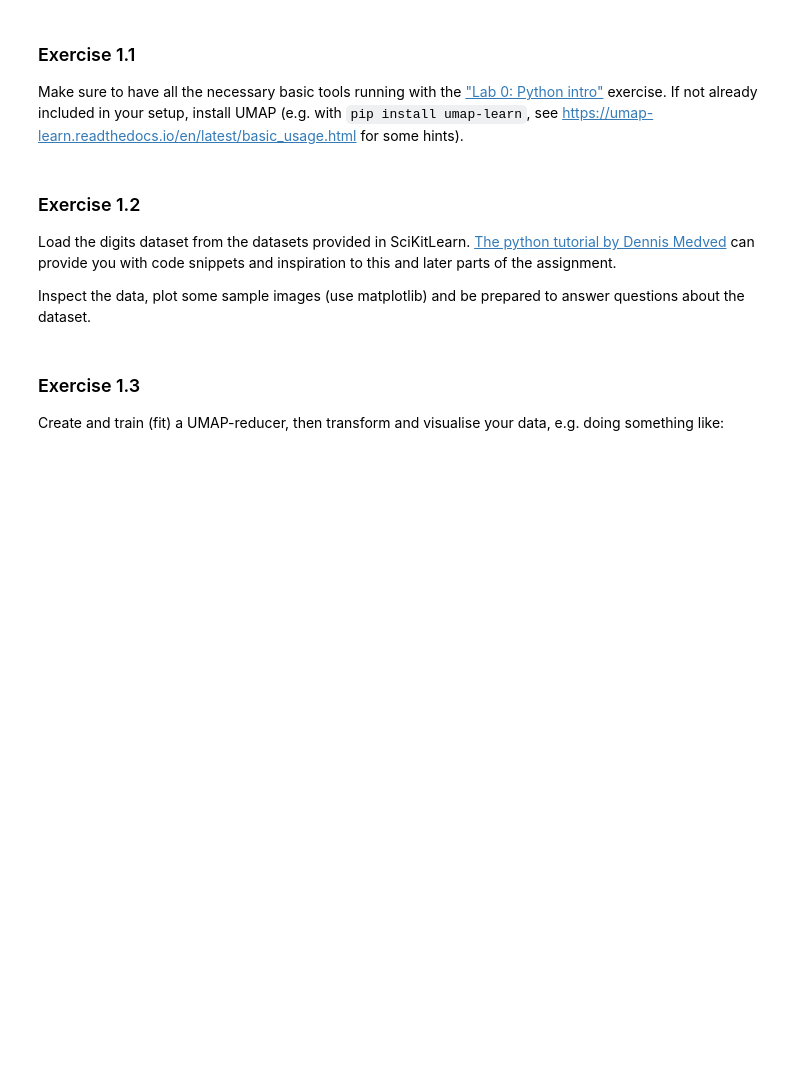
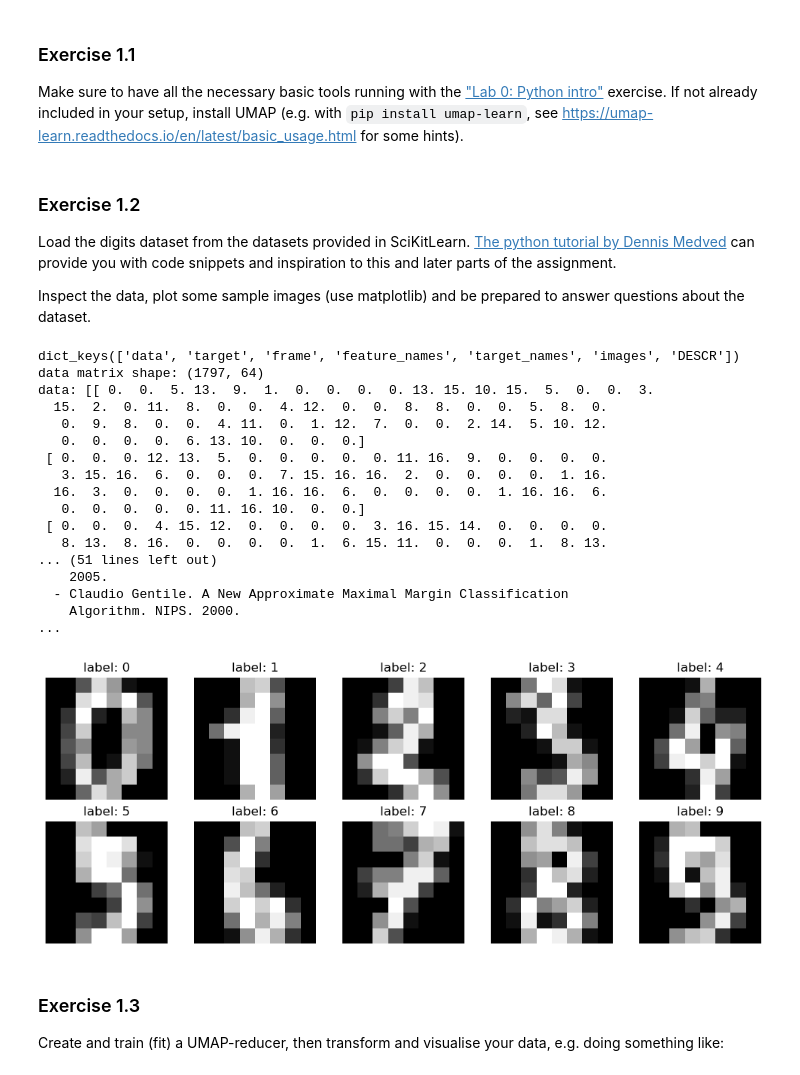
Before and after one commit to Jane0117/applied-ml-labs, a Jupyter notebook: labs2024/lab1/lab1.ipynb, the cells around one changed output. Saved outputs shown, nothing was run; the diff lists cells and outputs as text; code cells hidden in the pictures; blank space fills up the shorter version.

```diff
--- a/labs2024/lab1/lab1.ipynb
+++ b/labs2024/lab1/lab1.ipynb
@@ -32,3 +28,56 @@ Inspect the data, plot some sample images (use matplotlib) and be prepared to an
+# %%
+# *****************
+# *** Your code ***
+# *****************
+from sklearn.datasets import load_digits
+import matplotlib.pyplot as plt
+
+digits=load_digits()
+
+print(digits.keys()) #observe the keys of the dataset
+print(f"data matrix shape: {digits.data.shape}")
+print(f"data: {digits.data[:3]}...")
+
+print(f"Target vector shape: {digits.target.shape}")
+print(f"Target names: {digits.target_names}")
+print(f"Target: {digits.target[:15]}...")
+
+if digits.frame is None:
+    print("frame: None")
+else:
+    print(f"frame shape: {digits.frame.shape}")
+
+print(f"feature names: {digits.feature_names[:5]}...") #print the first 5 feature names
+
+print(f"Image tensor shape: {digits.images.shape}")
+# Visualize some of the digits
+fig, axes = plt.subplots(2, 5, figsize=(10, 4))
+for ax, img, label in zip(axes.ravel(), digits.images[:10], digits.target[:10]):
+    ax.imshow(img, cmap='gray')
+    ax.set_title(f"label: {label}")
+    ax.axis('off')
+plt.tight_layout()
+
+print(f"Description: {digits.DESCR}...") #print the first 193 characters of the description
+# %% [output]
+dict_keys(['data', 'target', 'frame', 'feature_names', 'target_names', 'images', 'DESCR'])
+data matrix shape: (1797, 64)
+data: [[ 0.  0.  5. 13.  9.  1.  0.  0.  0.  0. 13. 15. 10. 15.  5.  0.  0.  3.
+  15.  2.  0. 11.  8.  0.  0.  4. 12.  0.  0.  8.  8.  0.  0.  5.  8.  0.
+   0.  9.  8.  0.  0.  4. 11.  0.  1. 12.  7.  0.  0.  2. 14.  5. 10. 12.
+   0.  0.  0.  0.  6. 13. 10.  0.  0.  0.]
+ [ 0.  0.  0. 12. 13.  5.  0.  0.  0.  0.  0. 11. 16.  9.  0.  0.  0.  0.
+   3. 15. 16.  6.  0.  0.  0.  7. 15. 16. 16.  2.  0.  0.  0.  0.  1. 16.
+  16.  3.  0.  0.  0.  0.  1. 16. 16.  6.  0.  0.  0.  0.  1. 16. 16.  6.
+   0.  0.  0.  0.  0. 11. 16. 10.  0.  0.]
+ [ 0.  0.  0.  4. 15. 12.  0.  0.  0.  0.  3. 16. 15. 14.  0.  0.  0.  0.
+   8. 13.  8. 16.  0.  0.  0.  0.  1.  6. 15. 11.  0.  0.  0.  1.  8. 13.
+... (51 lines left out)
+    2005.
+  - Claudio Gentile. A New Approximate Maximal Margin Classification
+    Algorithm. NIPS. 2000.
+...
+[figure, added]
 # %% [markdown]
 ### Exercise 1.3
 Create and train (fit) a UMAP-reducer, then transform and visualise your data, e.g. doing something like:
```
Also changed, not shown: parts of 37 cells of this notebook, 47 other files.
